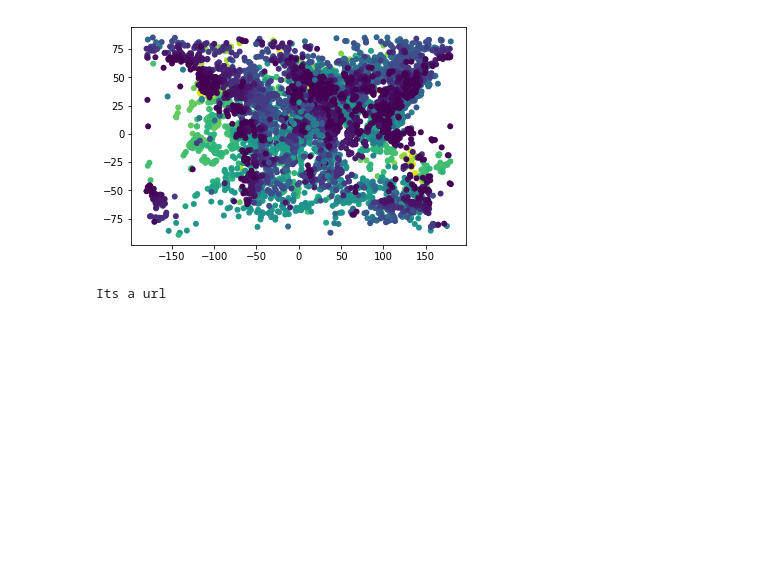
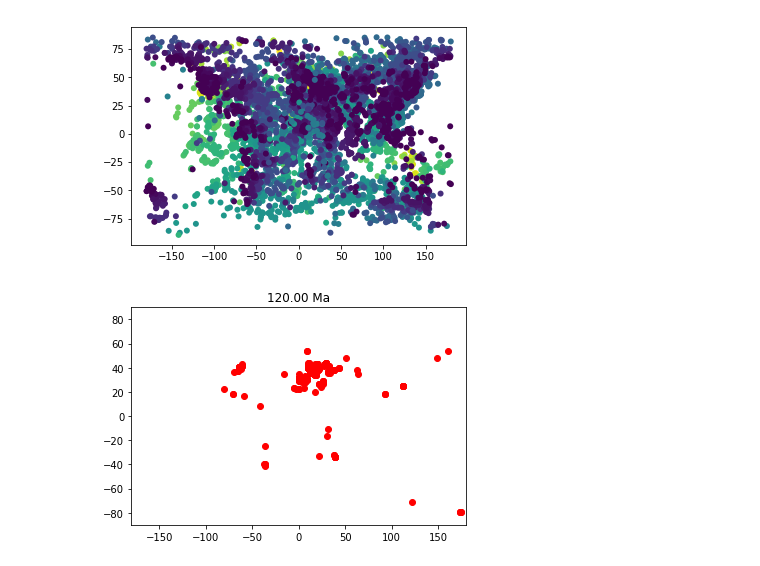
Before and after one commit to siwill22/GPlatesReconstructionModel, a Jupyter notebook: class_testing.ipynb, the cells around one changed output. Drawn from its saved outputs; the diff is of its cells as text; code cells hidden in the pictures; blank space fills up the shorter version.

```diff
--- a/class_testing.ipynb
+++ b/class_testing.ipynb
@@ -161,8 +168,16 @@ plt.scatter(zip(*reconstructed_paleolithology_data)[0],
 <matplotlib.collections.PathCollection at 0x...>
 [figure]
 # %%
+#parameter_dict = {'base_name':'Bryozoa',
+#                  'max_ma':200.,
+#                  'min_ma':0.}
+
 url = 'https://paleobiodb.org/data1.2/occs/list.csv?base_name=Bryozoa&max_ma=200&min_ma=0&show=coords'
 
 paleobiology_data = AgeCodedPointDataset(url)
+
+paleobiology_data.assign_reconstruction_model(M2016)
+
+paleobiology_data.plot_reconstructed(120.)
 # %% [output]
-Its a url
+[figure, added]
```
Also changed, not shown: parts of 2 cells of this notebook, 1 other file.
